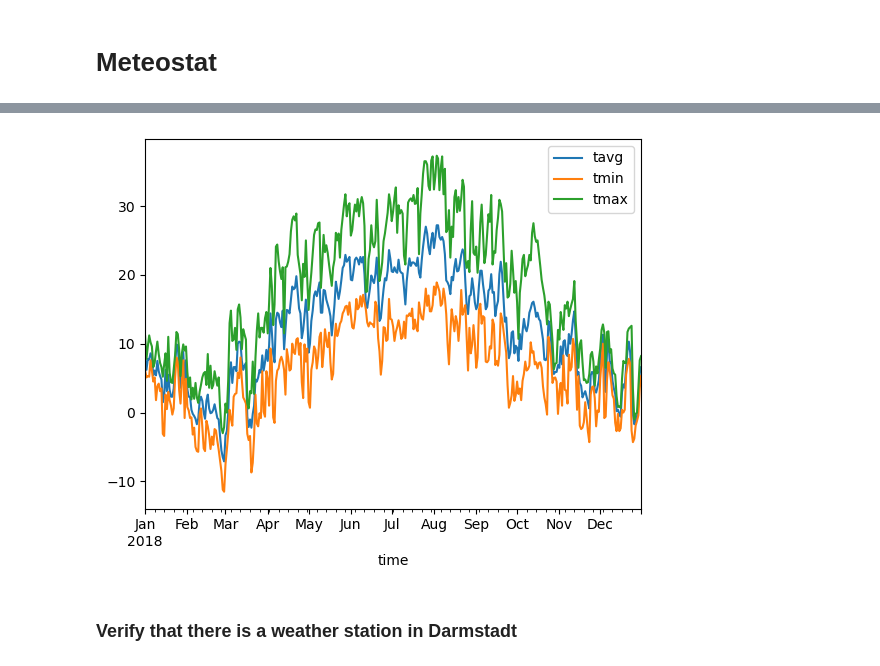
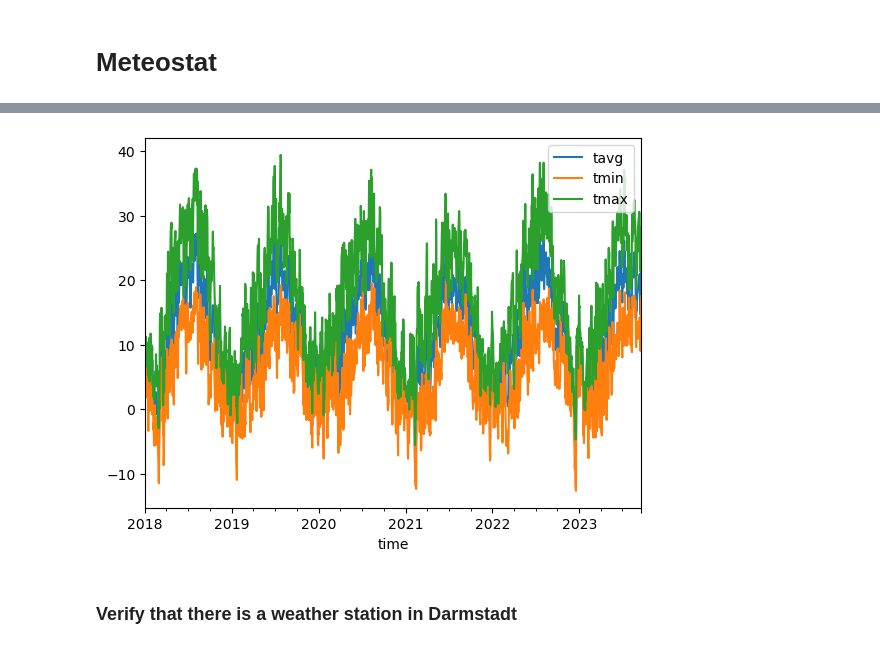
Before and after one commit to cathrinr/driving_change, a Jupyter notebook: weather_data_exploration.ipynb, the cells around one changed output, grey strips where cells are left out. Cells and saved outputs as stored; diff of their text form; code cells hidden in the pictures.

```diff
--- a/weather_data_exploration.ipynb
+++ b/weather_data_exploration.ipynb
@@ -25,20 +25,20 @@ from meteostat import Point, Daily
 # %%
 # Set time period
 start = datetime(2018, 1, 1)
-end = datetime(2018, 12, 31)
+end = datetime(2023, 9, 18)
 
 # Create Point for Darmstadt (elevation Luisenplatz = 147m)
 darmstadt = Point(49.8728, 8.6512, 147)
 
-# Get daily data for 2018
+#get daily data
 data = Daily(darmstadt, start, end)
 data = data.fetch()
 
 # Plot line chart including average, minimum and maximum temperature
 data.plot(y=['tavg', 'tmin', 'tmax'])
 plt.show()
 # %% [output]
-[figure, old version]
+[figure, new version]
 # %% [markdown]
 ### Verify that there is a weather station in Darmstadt
 # %%
```
Also changed, not shown: parts of 2 cells of this notebook, 1 other file.
